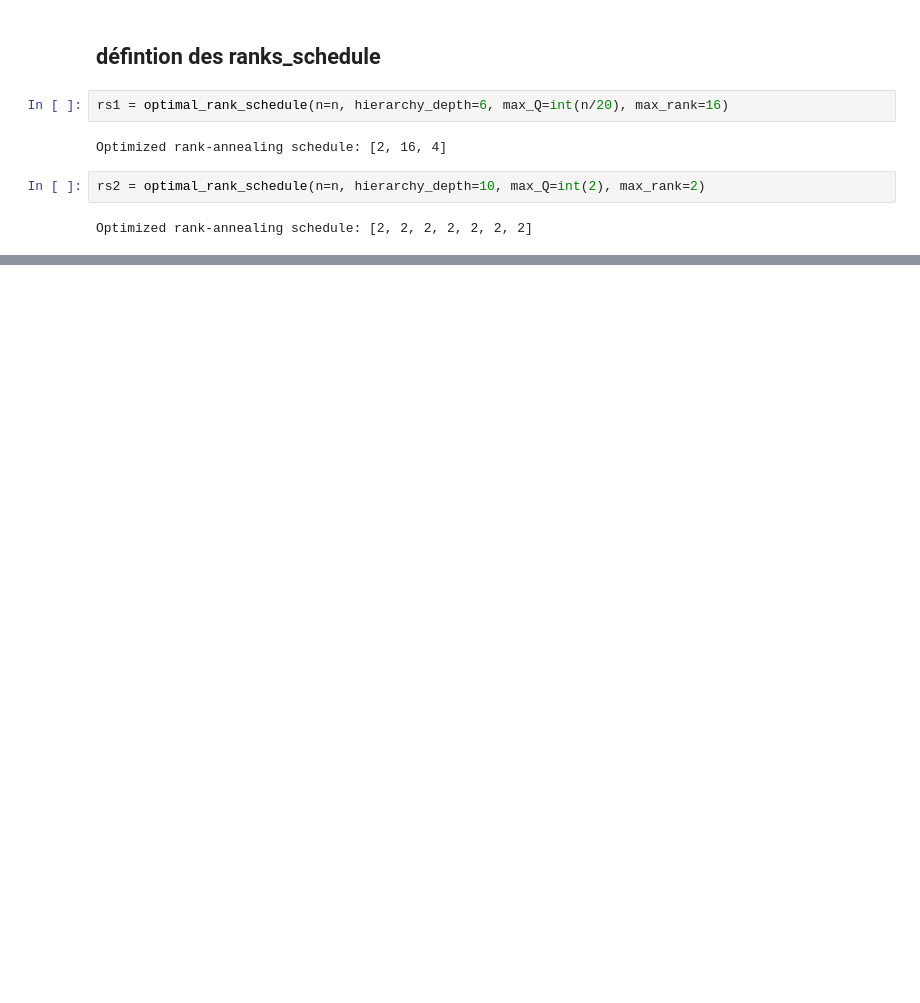
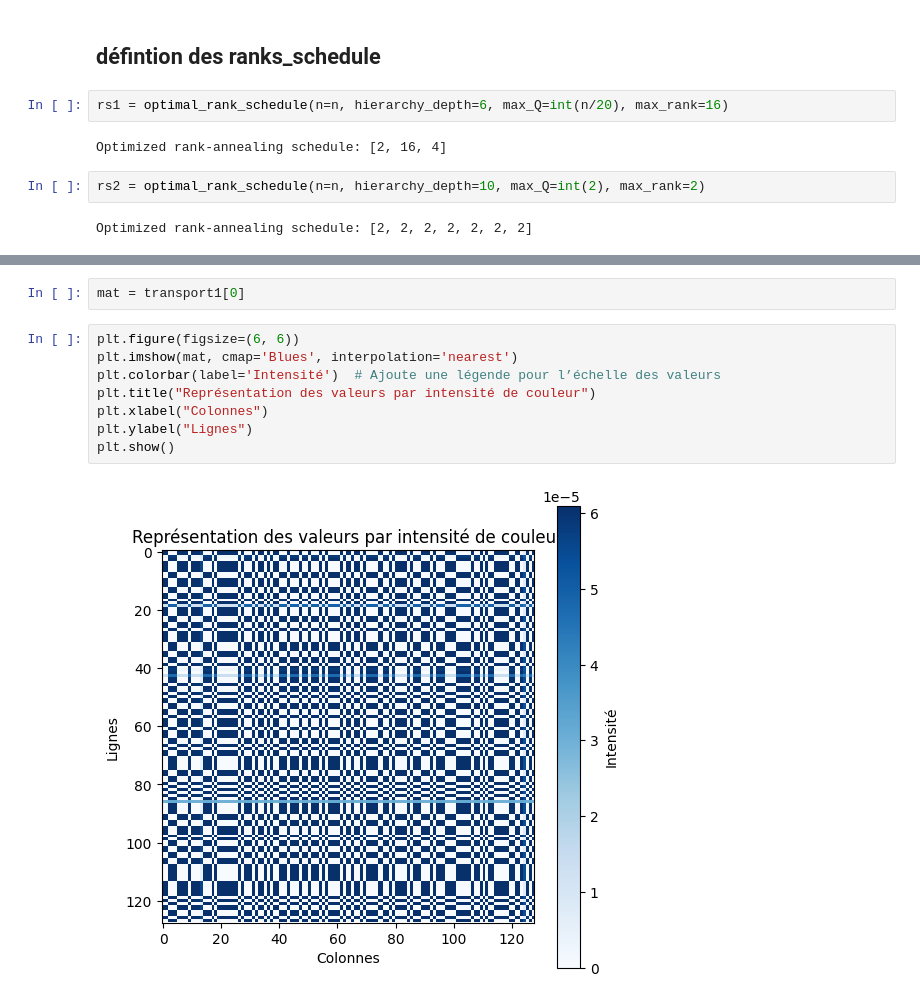
Before and after one commit to PaulToudret/ENSAE-OT_Projet, a Jupyter notebook: OT_Demo.ipynb, the cells around one changed output, grey strips where cells are left out. Cells and saved outputs as stored; diff of their text form; blank space fills up the shorter version.

```diff
--- a/OT_Demo.ipynb
+++ b/OT_Demo.ipynb
@@ -763 +798,13 @@ corresp1, stats1 = hiref_solver(x, y, rank_schedule=rs1)
+# %%
+mat = transport1[0]
+# %%
+plt.figure(figsize=(6, 6))
+plt.imshow(mat, cmap='Blues', interpolation='nearest')
+plt.colorbar(label='Intensité')  # Ajoute une légende pour l’échelle des valeurs
+plt.title("Représentation des valeurs par intensité de couleur")
+plt.xlabel("Colonnes")
+plt.ylabel("Lignes")
+plt.show()
+# %% [output]
+[figure, added]
 # %%
```
Also changed, not shown: parts of 9 cells of this notebook.
